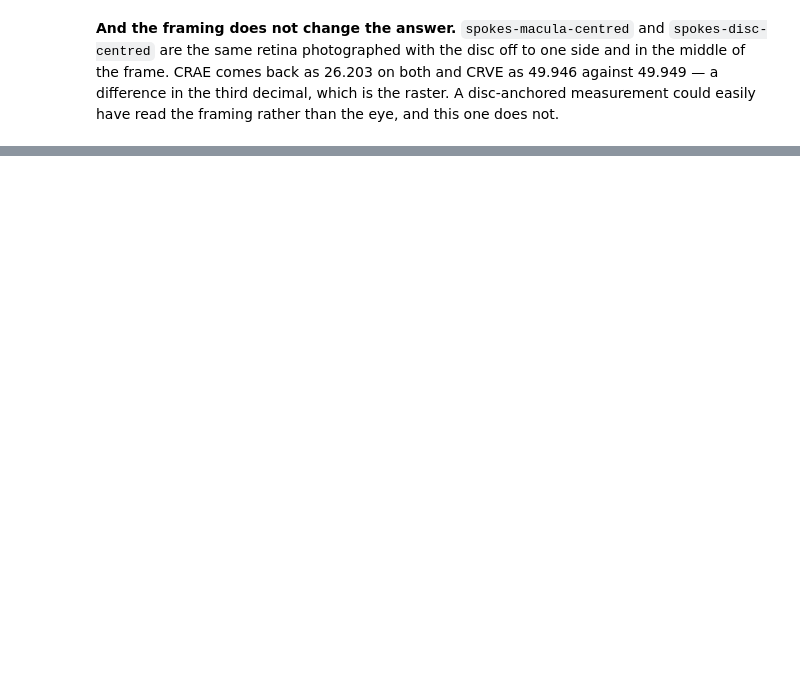
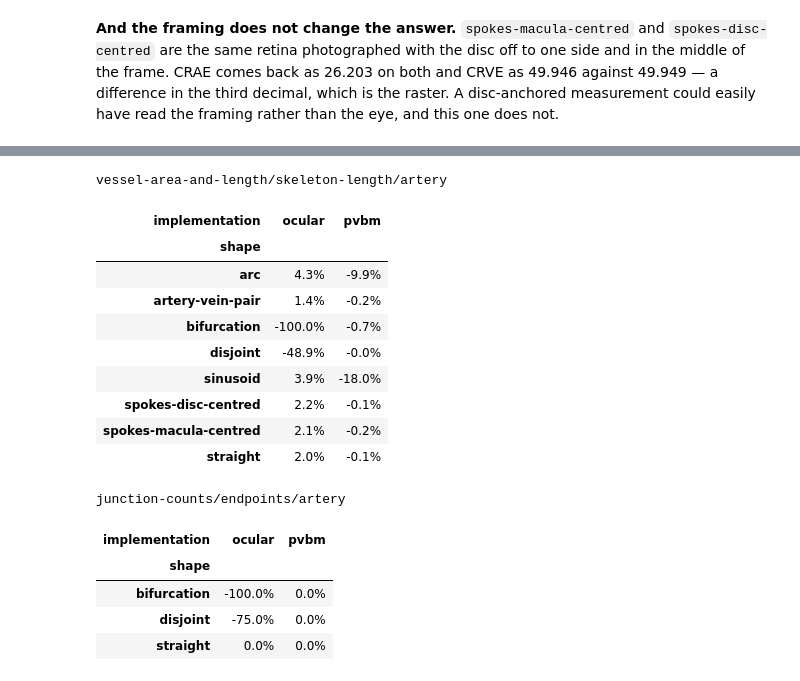
Before and after one commit to staskh/fundus-atlas, a Jupyter notebook: notebooks/biomarker-synthetic-pvbm.ipynb, the cells around one changed output, grey strips where cells are left out. Saved outputs shown, nothing was run; the diff lists cells and outputs as text; code cells hidden in the pictures; blank space fills up the shorter version.

```diff
--- a/notebooks/biomarker-synthetic-pvbm.ipynb
+++ b/notebooks/biomarker-synthetic-pvbm.ipynb
@@ -768,0 +848,29 @@ read the framing rather than the eye, and this one does not.
+# %%
+for key in (
+    "vessel-area-and-length/skeleton-length/artery",
+    "junction-counts/endpoints/artery",
+):
+    print(key)
+    display(
+        both[both.metrics == key]
+        .pivot_table(index="shape", columns="implementation", values="relative error", aggfunc="mean")
+        .style.format("{:.1%}", na_rep="—")
+    )
+# %% [output]
+vessel-area-and-length/skeleton-length/artery
+| implementation | ocular | pvbm |
+| shape |  |  |
+| arc | 4.3% | -9.9% |
+| artery-vein-pair | 1.4% | -0.2% |
+| bifurcation | -100.0% | -0.7% |
+| disjoint | -48.9% | -0.0% |
+| sinusoid | 3.9% | -18.0% |
+| spokes-disc-centred | 2.2% | -0.1% |
+| spokes-macula-centred | 2.1% | -0.2% |
+| straight | 2.0% | -0.1% |
+junction-counts/endpoints/artery
+| implementation | ocular | pvbm |
+| shape |  |  |
+| bifurcation | -100.0% | 0.0% |
+| disjoint | -75.0% | 0.0% |
+| straight | 0.0% | 0.0% |
```
Also changed, not shown: parts of 7 cells of this notebook, 24 other files.
